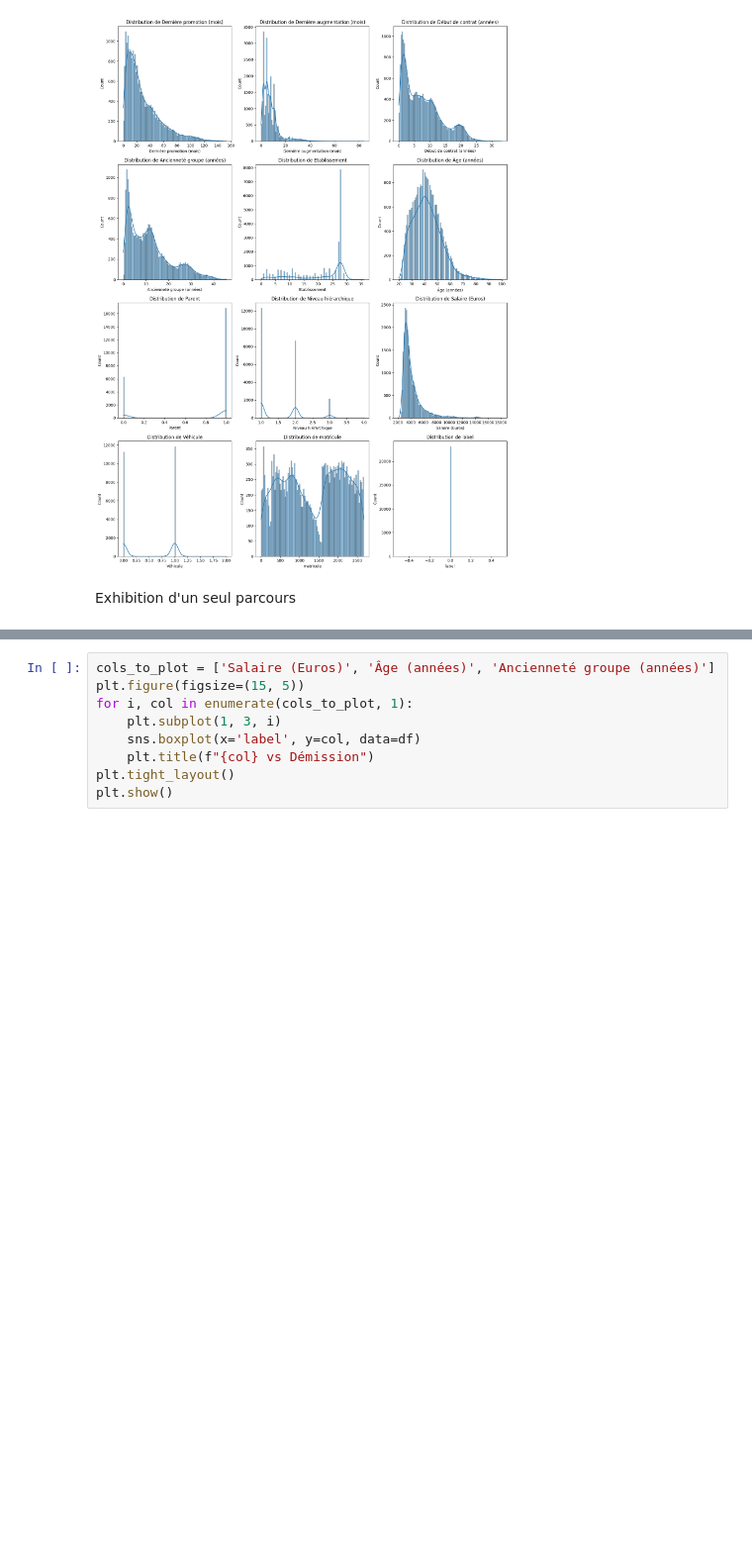
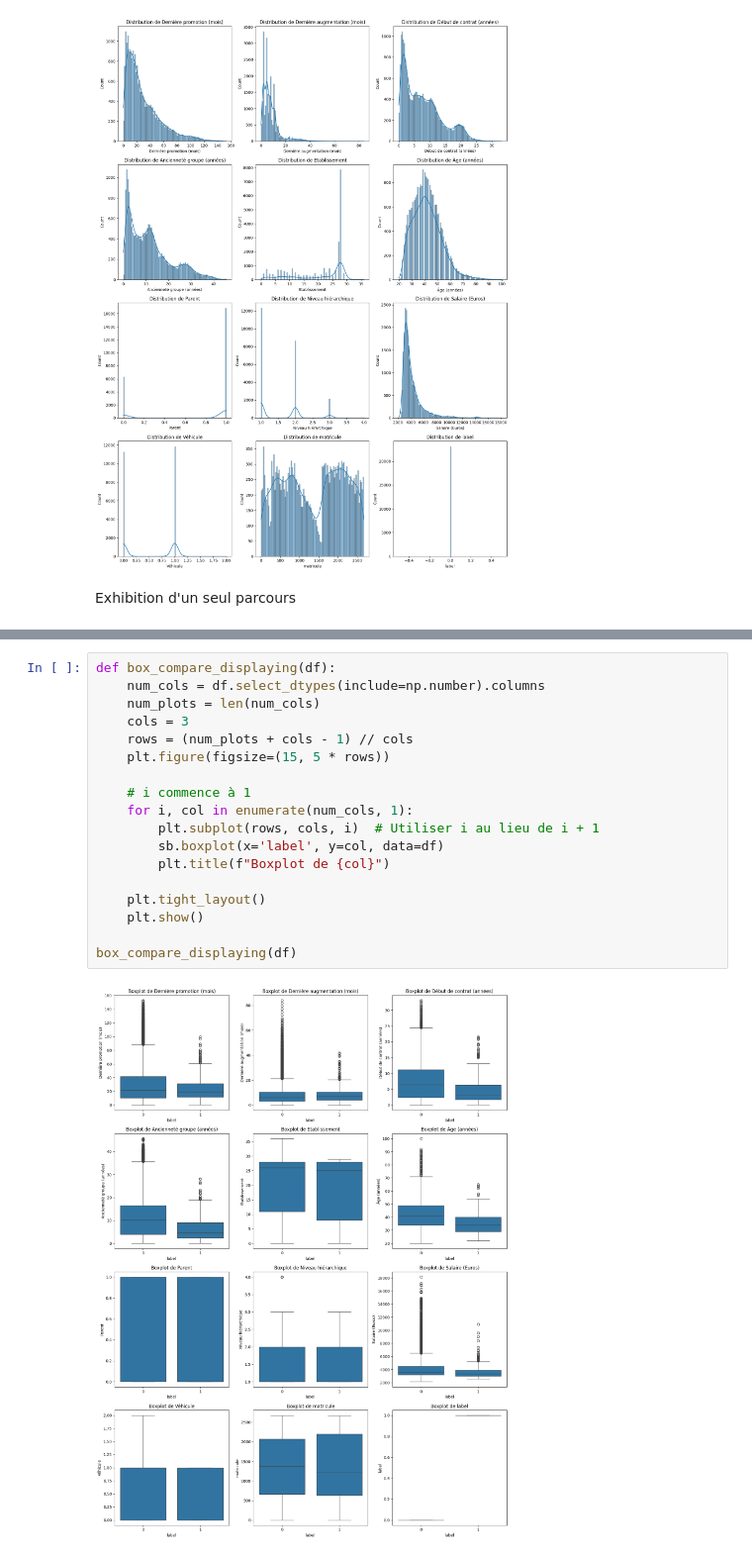
Before and after one commit to hughdmr/REXIA, a Jupyter notebook: RH_DHARDEMARE_PETIT_VAUTERIN.ipynb, the cells around one changed output, grey strips where cells are left out. Shown at 99% size. Saved outputs shown, nothing was run; the diff lists cells and outputs as text; blank space fills up the shorter version.

```diff
--- a/RH_DHARDEMARE_PETIT_VAUTERIN.ipynb
+++ b/RH_DHARDEMARE_PETIT_VAUTERIN.ipynb
@@ -230,11 +237,22 @@ Parcours de l'employé qui a démissionné :
       matricule  label
 9416         17      1
 # %%
-cols_to_plot = ['Salaire (Euros)', 'Âge (années)', 'Ancienneté groupe (années)']
-plt.figure(figsize=(15, 5))
-for i, col in enumerate(cols_to_plot, 1):
-    plt.subplot(1, 3, i)
-    sns.boxplot(x='label', y=col, data=df)
-    plt.title(f"{col} vs Démission")
-plt.tight_layout()
-plt.show()
+def box_compare_displaying(df):
+    num_cols = df.select_dtypes(include=np.number).columns
+    num_plots = len(num_cols)
+    cols = 3
+    rows = (num_plots + cols - 1) // cols
+    plt.figure(figsize=(15, 5 * rows))
+
+    # i commence à 1
+    for i, col in enumerate(num_cols, 1):
+        plt.subplot(rows, cols, i)  # Utiliser i au lieu de i + 1
+        sb.boxplot(x='label', y=col, data=df)
+        plt.title(f"Boxplot de {col}")
+
+    plt.tight_layout()
+    plt.show()
+
+box_compare_displaying(df)
+# %% [output]
+[figure, added]
```
Also changed, not shown: parts of 2 cells of this notebook.
